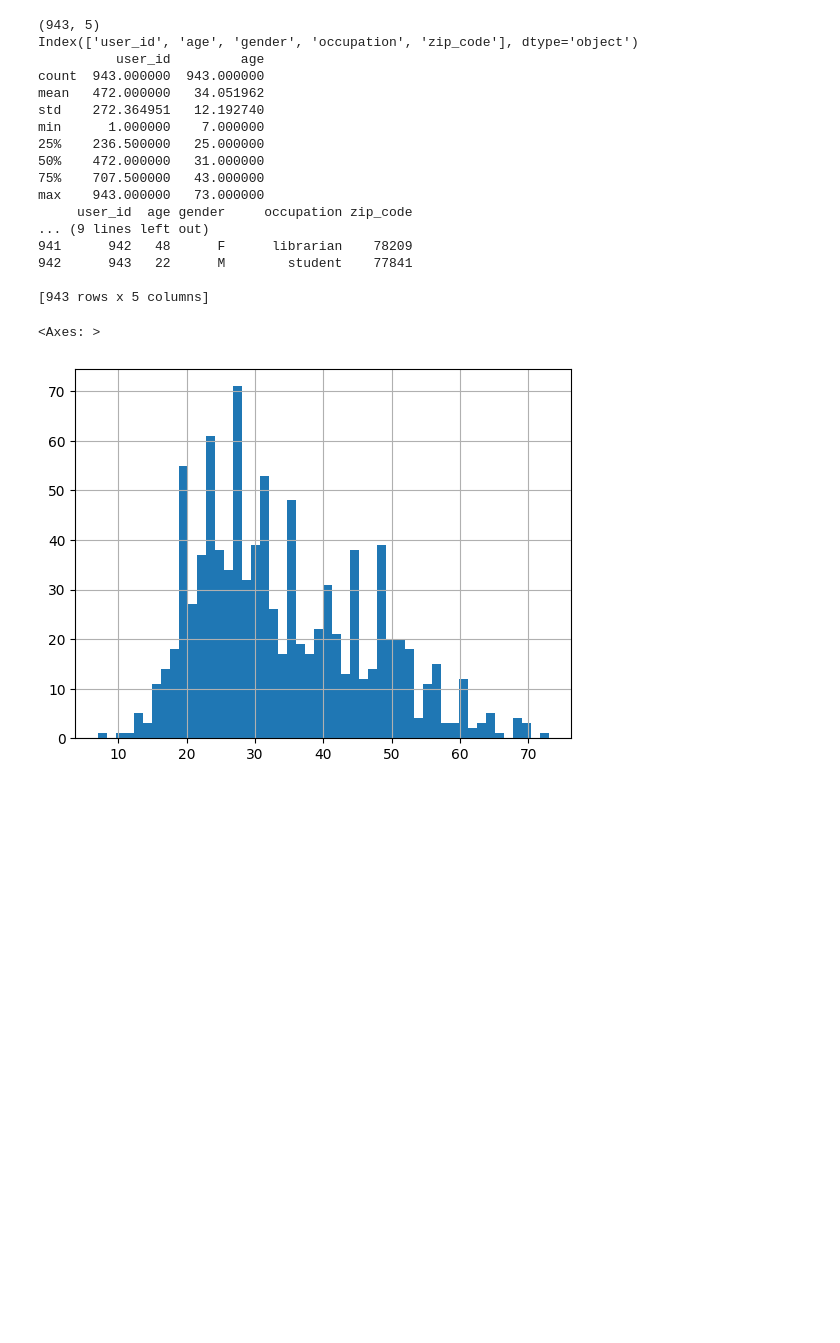
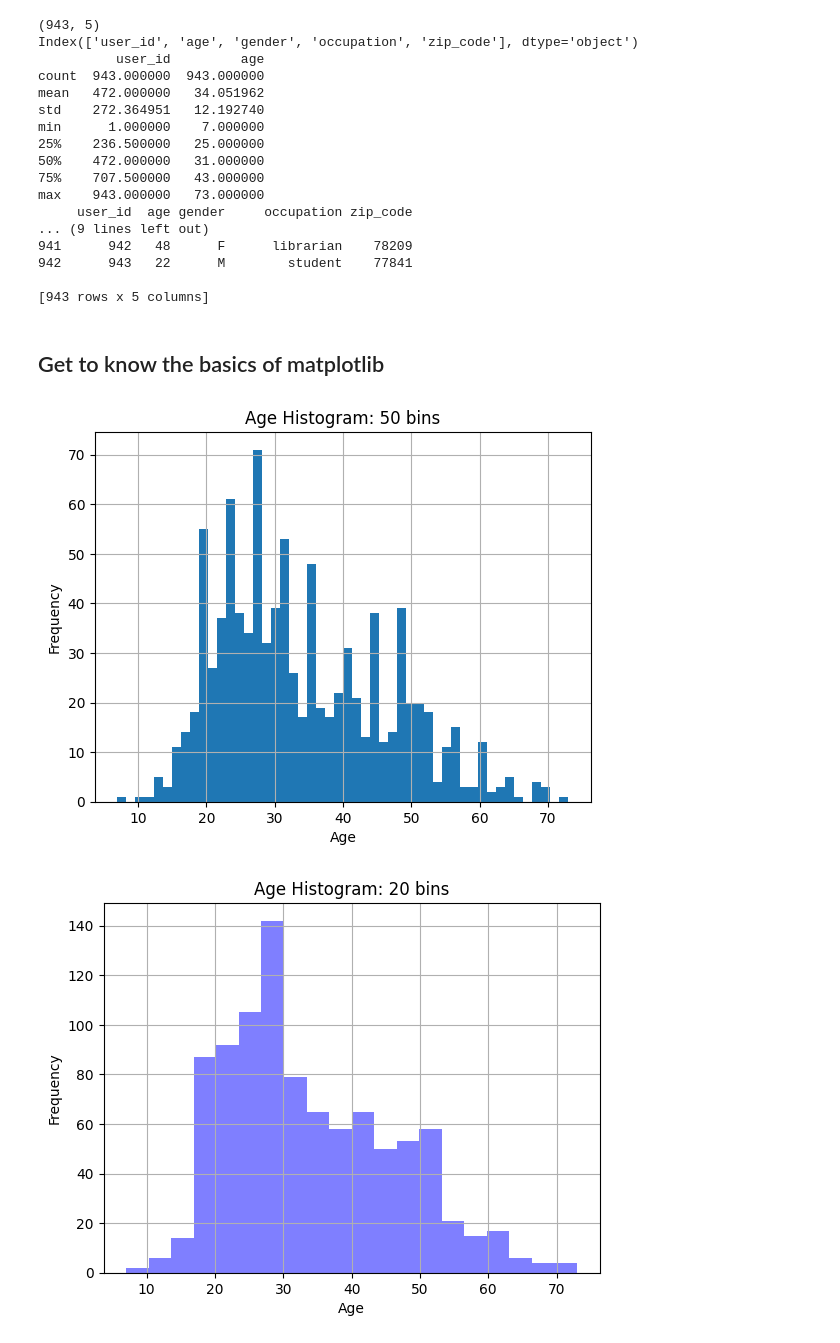
Before and after one commit to SmokeyRider/learning_llm_2025, a Jupyter notebook: Jupyter_nb.ipynb, the cells around one changed output. Drawn from its saved outputs; the diff is of its cells as text; code cells hidden in the pictures; blank space fills up the shorter version.

```diff
--- a/Jupyter_nb.ipynb
+++ b/Jupyter_nb.ipynb
@@ -61,11 +36,27 @@ max    943.000000   73.000000
 942      943   22      M        student    77841
 
 [943 rows x 5 columns]
-# %%
-import matplotlib.pyplot as plt
-
-df.occupation.value_counts()
-df['age'].hist(bins=50)
-# %% [output]
-<Axes: >
-[figure, removed]
+# %% [markdown]
+## Get to know the basics of matplotlib
+# %%
+import matplotlib.pyplot as plt
+import pandas as pd
+
+df = pd.read_csv("https://raw.githubusercontent.com/justmarkham/DAT8/master/data/u.user", sep="|")
+
+#df.occupation.value_counts()
+df['age'].hist(bins=50)
+plt.title('Age Histogram: 50 bins')
+plt.xlabel('Age')
+plt.ylabel('Frequency')
+plt.show()
+
+# Plot histogram of the 'Age' column
+df['age'].hist(bins=20, color="blue", alpha=0.5)
+plt.title('Age Histogram: 20 bins')
+plt.xlabel('Age')
+plt.ylabel('Frequency')
+plt.show()
+# %% [output]
+[figure, added]
+[figure, added]
```
Also changed, not shown: parts of 7 cells of this notebook, 2 other files.
